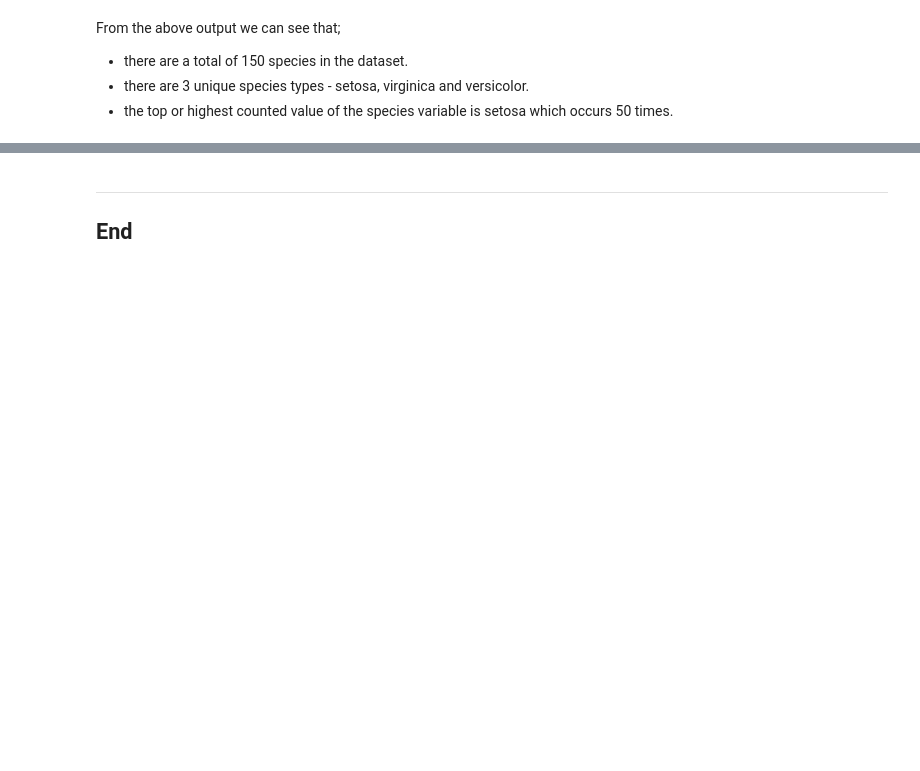
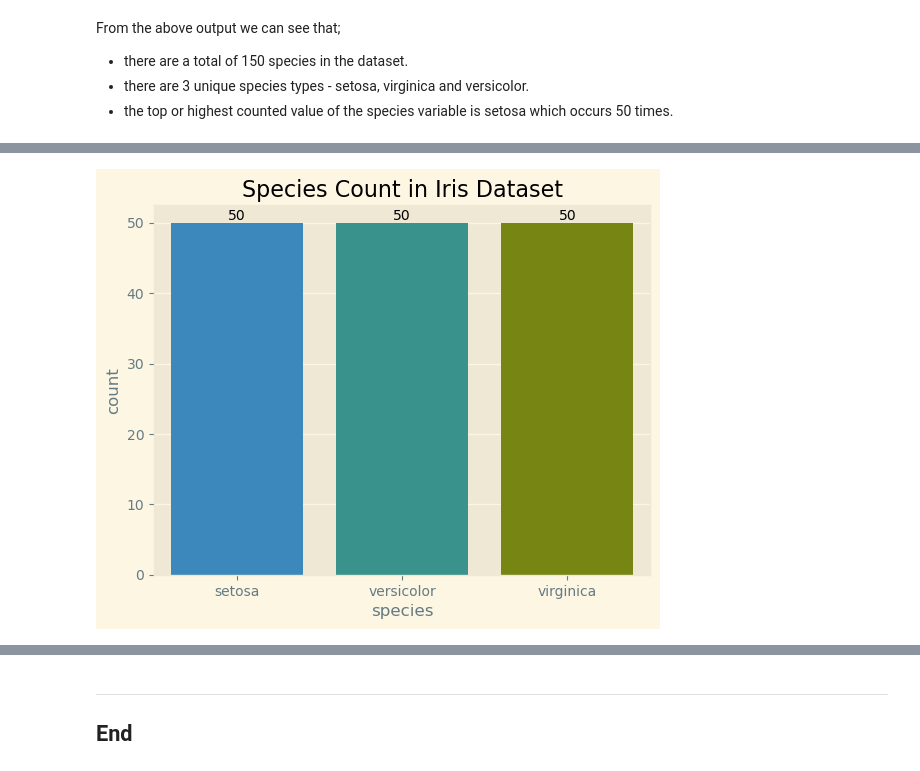
Before and after one commit to lgrealish/foda23, a Jupyter notebook: project.ipynb, the cells around one changed output, grey strips where cells are left out. Cells and saved outputs as stored; diff of their text form; code cells hidden in the pictures; blank space fills up the shorter version.

Commit message:
Added plot code for categorical variable

```diff
--- a/project.ipynb
+++ b/project.ipynb
@@ -299,0 +368,4 @@ Maximum: 2.5
+# %%
+# Using the matplotlib style sheets available to customise the output plots for all of the plots in this notebook
+# https://matplotlib.org/stable/gallery/style_sheets/style_sheets_reference.html
+plt.style.use('Solarize_Light2')
@@ -299,0 +378,7 @@ Maximum: 2.5
+# %%
+ax = sns.countplot(x='species',  data=df)
+plt.title('Species Count in Iris Dataset')
+for container in ax.containers:
+    ax.bar_label(container)
+# %% [output]
+[figure, added]
```
Also changed, not shown: parts of 26 cells of this notebook.
